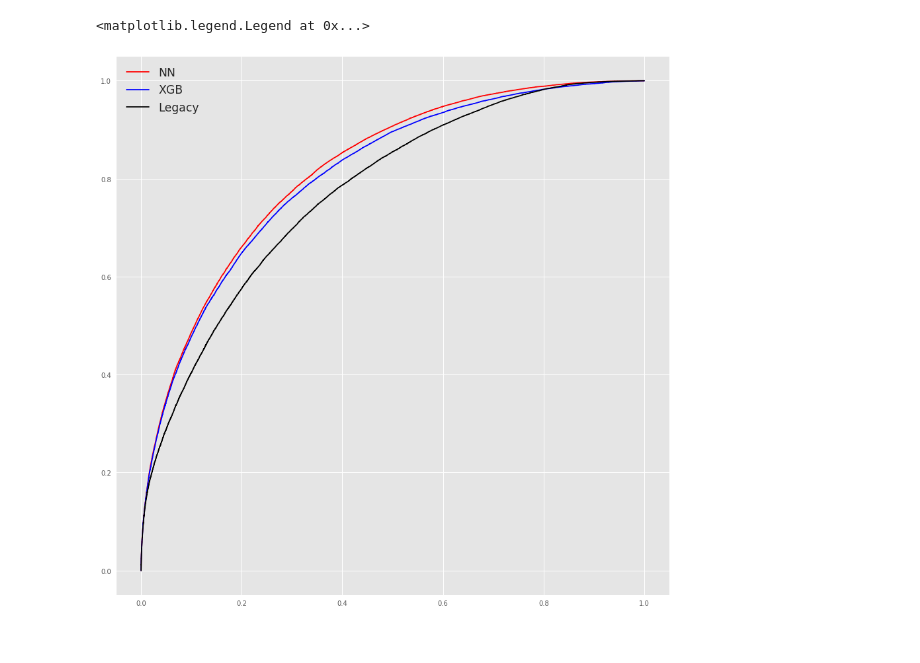
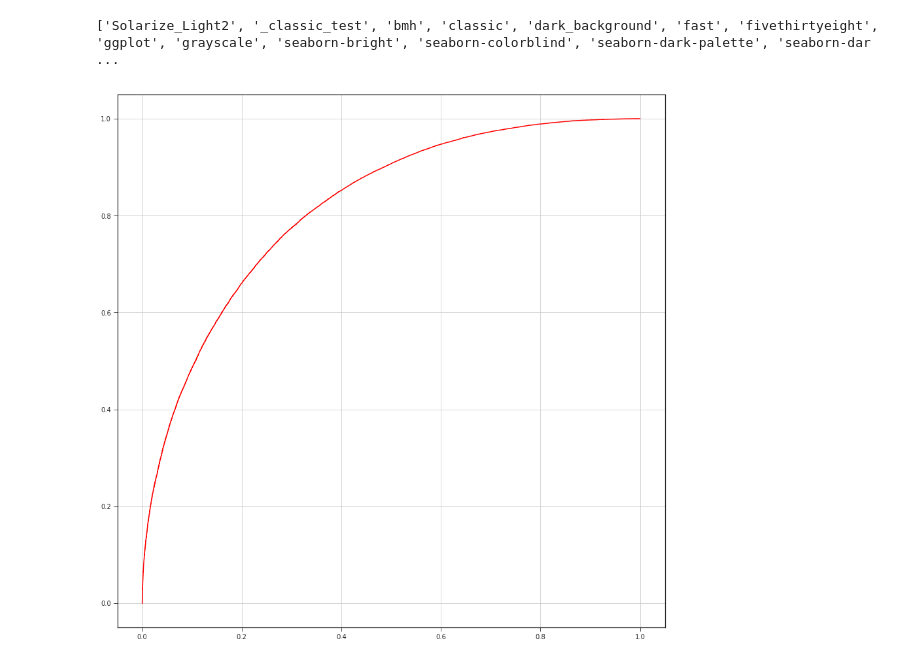
Before and after one commit to simonepigazzini/diphotonID-MVA, a Jupyter notebook: notebooks/compare_NN_vs_BDT.ipynb, the cells around one changed output. Drawn from its saved outputs; the diff is of its cells as text; code cells hidden in the pictures.

```diff
--- a/notebooks/compare_NN_vs_BDT.ipynb
+++ b/notebooks/compare_NN_vs_BDT.ipynb
@@ -2,5 +6,6 @@
 #load libs
 import keras.models
 
-import os
-import utils.io as io
+import os, sys
+from import_file import import_file
+io = import_file("../utils/io.py")
@@ -9,12 +12,12 @@ Using TensorFlow backend.
 # %%
 # load data
-base_dir = os.path.expandvars('$SCRATCH')+'/diphotonID/'
+base_dir = '/scratch/spigazzi/diphotonID/'
 
 data = io.read_data(base_dir+'samples/diphoton_id_s+b_test.hd5', columns = None )
 # %%
 # list all model files in the training folder
-target=base_dir+'NN_output/binary_crossentropy/'
-models = !ls -lht $target*.hdf5
+target=base_dir+'AN_output_v4/pretrain'
+models = !ls -lht $target/clf*.hdf5
 print('\n'.join(models))
 last_model = models[0].split()[-1]
 # %% [output]
@@ -59 +38,12 @@ config
+# %%
+features = ['leadptom',
+            'subleadptom',
+            'leadmva',
+            'subleadmva',
+            'leadeta',
+            'subleadeta',
+            'sigmarv',
+            'sigmawv',
+            'CosPhi',
+            'vtxprob']
 # %%
@@ -84,10 +76,14 @@ with open(base_dir+'roc_legacy_pre-train.pkl', 'rb') as fin:
 # %%
-plt.style.use('seabolt')
+import matplotlib.pyplot as plt
+print(plt.style.available)
+plt.style.use('seaborn-ticks')
 plt.rcParams['figure.figsize'] = '15,15'
 plt.plot(roc_NN[0], roc_NN[1], color='red')
-plt.plot(roc_xgb_d10_e500[0], roc_xgb_d10_e500[1], color='blue')
-plt.plot(roc_legacy[0], roc_legacy[1], color='black')
-plt.legend(['NN', 'XGB', 'Legacy'], fontsize='xx-large')
+#plt.plot(roc_xgb_d10_e500[0], roc_xgb_d10_e500[1], color='blue')
+#plt.plot(roc_legacy[0], roc_legacy[1], color='black')
+#plt.legend(['NN', 'XGB', 'Legacy'], fontsize='xx-large')
+plt.grid()
+plt.show()
 # %% [output]
-<matplotlib.legend.Legend at 0x...>
+['Solarize_Light2', '_classic_test', 'bmh', 'classic', 'dark_background', 'fast', 'fivethirtyeight', 'ggplot', 'grayscale', 'seaborn-bright', 'seaborn-colorblind', 'seaborn-dark-palette', 'seaborn-dar ...
-[figure, old version]
+[figure, new version]
```
Also changed, not shown: parts of 30 cells of this notebook, 5 other files.
